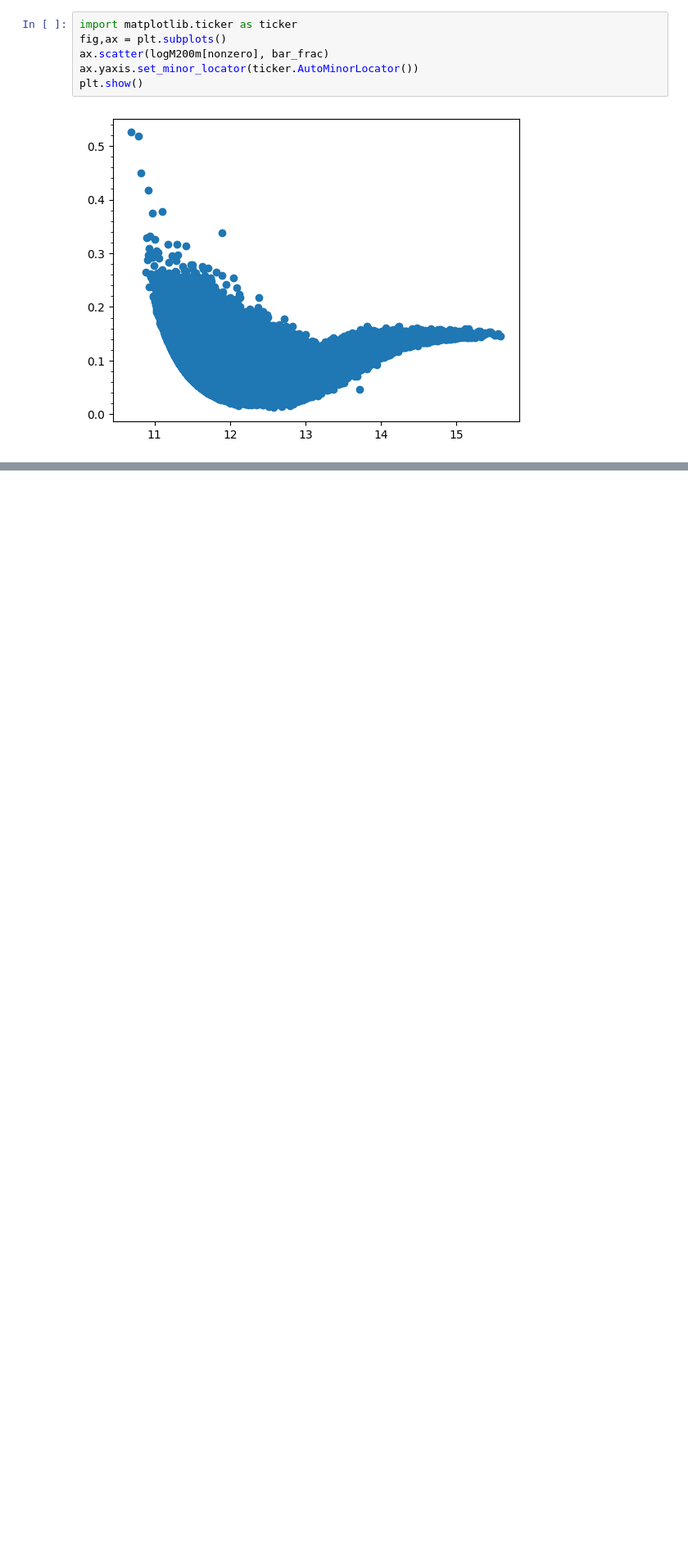
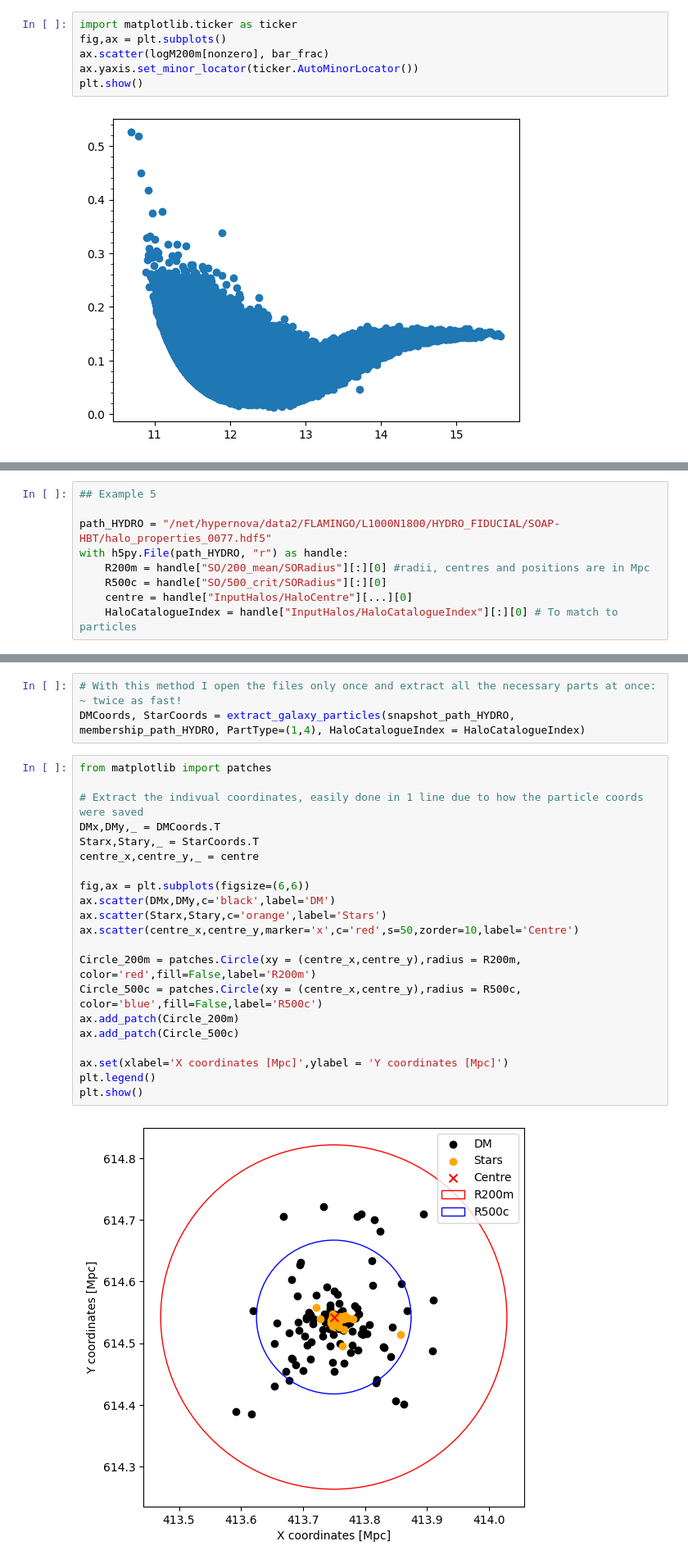
Before and after one commit to TimvdVuurst/MRP_vdvuurst, a Jupyter notebook: FirstTests.ipynb, the cells around one changed output, grey strips where cells are left out. Shown at 82% size. Saved outputs shown, nothing was run; the diff lists cells and outputs as text; blank space fills up the shorter version.

```diff
--- a/FirstTests.ipynb
+++ b/FirstTests.ipynb
@@ -54,0 +174,9 @@ plt.show()
+# %%
+## Example 5
+
+path_HYDRO = "/net/hypernova/data2/FLAMINGO/L1000N1800/HYDRO_FIDUCIAL/SOAP-HBT/halo_properties_0077.hdf5"
+with h5py.File(path_HYDRO, "r") as handle:
+    R200m = handle["SO/200_mean/SORadius"][:][0] #radii, centres and positions are in Mpc
+    R500c = handle["SO/500_crit/SORadius"][:][0]
+    centre = handle["InputHalos/HaloCentre"][...][0]
+    HaloCatalogueIndex = handle["InputHalos/HaloCatalogueIndex"][:][0] # To match to particles
@@ -54,0 +207,26 @@ plt.show()
+# %%
+# With this method I open the files only once and extract all the necessary parts at once: ~ twice as fast!
+DMCoords, StarCoords = extract_galaxy_particles(snapshot_path_HYDRO, membership_path_HYDRO, PartType=(1,4), HaloCatalogueIndex = HaloCatalogueIndex)
+# %%
+from matplotlib import patches
+
+# Extract the indivual coordinates, easily done in 1 line due to how the particle coords were saved
+DMx,DMy,_ = DMCoords.T
+Starx,Stary,_ = StarCoords.T
+centre_x,centre_y,_ = centre
+
+fig,ax = plt.subplots(figsize=(6,6))
+ax.scatter(DMx,DMy,c='black',label='DM')
+ax.scatter(Starx,Stary,c='orange',label='Stars')
+ax.scatter(centre_x,centre_y,marker='x',c='red',s=50,zorder=10,label='Centre')
+
+Circle_200m = patches.Circle(xy = (centre_x,centre_y),radius = R200m, color='red',fill=False,label='R200m')
+Circle_500c = patches.Circle(xy = (centre_x,centre_y),radius = R500c, color='blue',fill=False,label='R500c')
+ax.add_patch(Circle_200m)
+ax.add_patch(Circle_500c)
+
+ax.set(xlabel='X coordinates [Mpc]',ylabel = 'Y coordinates [Mpc]')
+plt.legend()
+plt.show()
+# %% [output]
+[figure, added]
```
Also changed, not shown: parts of 9 cells of this notebook, 3 other files.
